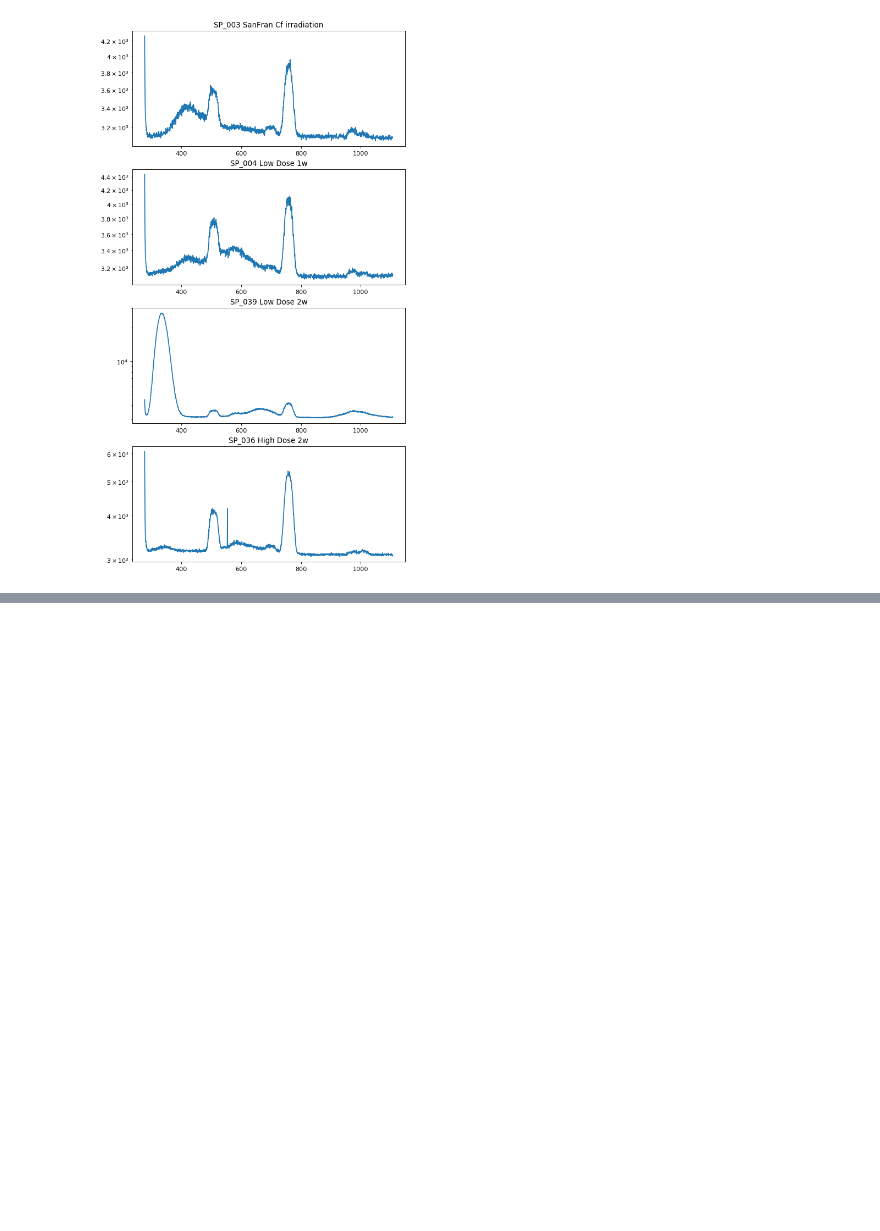
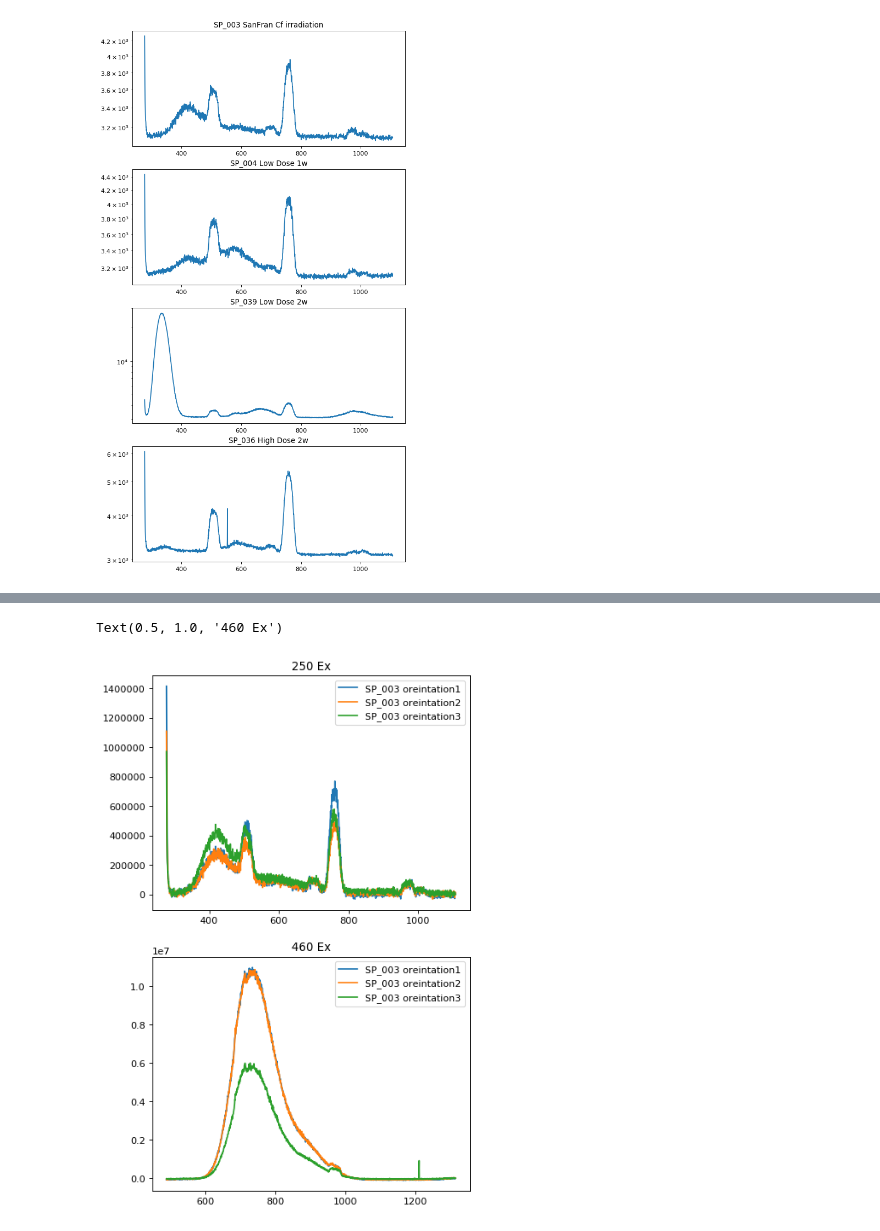
Before and after one commit to michaweiss89/CCAnalsys, a Jupyter notebook: SPanalysis.ipynb, the cells around one changed output, grey strips where cells are left out. Drawn from its saved outputs; the diff is of its cells as text; code cells hidden in the pictures; blank space fills up the shorter version.

Commit message:
More oreintation measurments

```diff
--- a/SPanalysis.ipynb
+++ b/SPanalysis.ipynb
@@ -69,6 +103,15 @@ def plot_all(sp_list,title_list):
         plt.plot(spectrum[0,:],spectrum[1,:])
         plt.title(title)
         plt.yscale("log")
+def plot_all_type2(sp_list,title_list):
+    for i,(name,title) in enumerate(zip(sp_list,title_list)):
+        #plt.subplot(len(sp_list),1, i+1)
+        #power = np.genfromtxt("Data/"+name+"_power.asc")
+        spectrum = np.genfromtxt("Data/"+name+"_signal.asc",skip_header = 31).T
+        plt.plot(spectrum[0,:],(spectrum[1,:]-spectrum[1,-1])/(108*10**-5),label = title)
+        #plt.title(title)
+        plt.legend()
+        #plt.yscale("log")
 # %%
 sp_list = ["SP_003","SP_004","SP_039","SP_036"]
 title = ["SP_003 SanFran Cf irradiation","SP_004 Low Dose 1w","SP_039 Low Dose 2w","SP_036 High Dose 2w"]
@@ -86,0 +125,15 @@ print((after["counts_normalized"].iloc[nm400])/(before["counts_normalized"].iloc
+# %%
+sp_list = ["SP_003_ex250_oreintation1_150620","SP_003_ex250_oreintation2_150620","SP_003_ex250_oreintation3_150620"]
+title = ["SP_003 oreintation1","SP_003 oreintation2","SP_003 oreintation3"]
+fig=plt.figure(1,figsize=(6, 10), dpi= 80, facecolor='w', edgecolor='k')
+plt.subplot(2,1, 1)
+plot_all_type2(sp_list,title)
+plt.title("250 Ex")
+sp_list = ["SP_003_ex460_oreintation1_150620","SP_003_ex460_oreintation2_150620","SP_003_ex460_oreintation3_150620"]
+title = ["SP_003 oreintation1","SP_003 oreintation2","SP_003 oreintation3"]
+plt.subplot(2,1, 2)
+plot_all_type2(sp_list,title)
+plt.title("460 Ex")
+# %% [output]
+Text(0.5, 1.0, '460 Ex')
+[figure, added]
```
Also changed, not shown: parts of 28 cells of this notebook.
